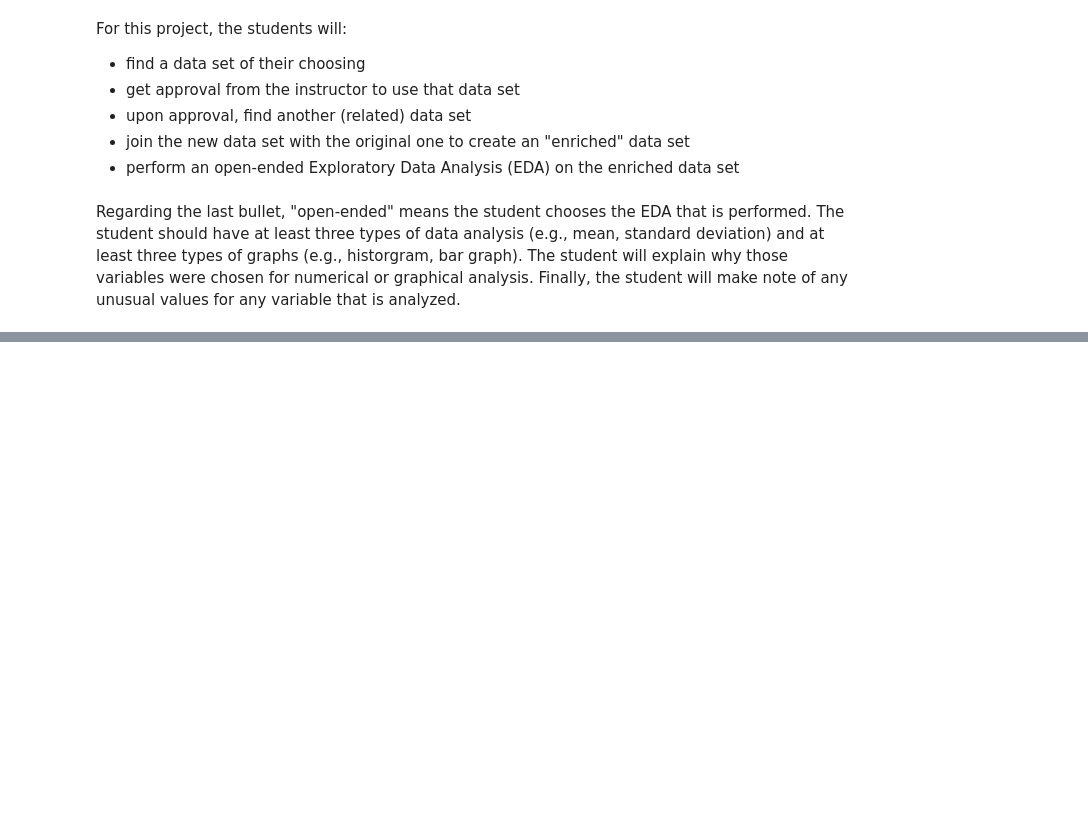
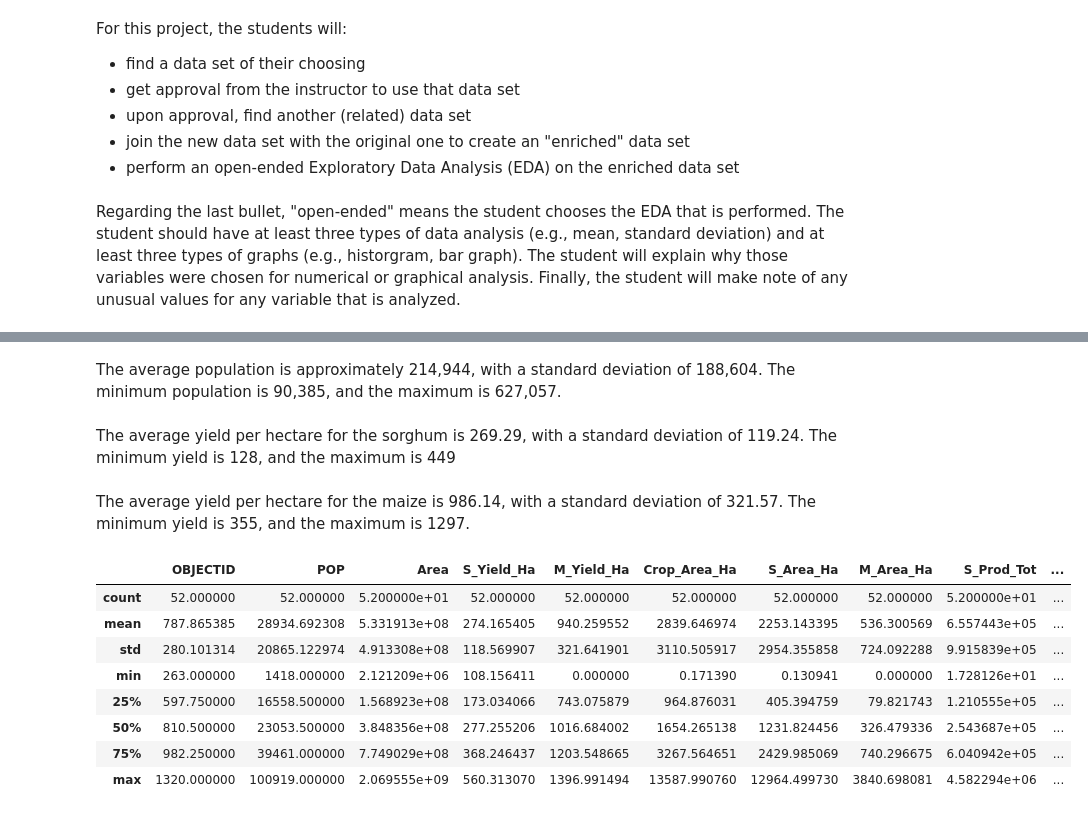
Before and after one commit to SMayienda/End-Project, a Jupyter notebook: KARAMOJA_PROJECT_.ipynb, the cells around one changed output, grey strips where cells are left out. Saved outputs shown, nothing was run; the diff lists cells and outputs as text; code cells hidden in the pictures; blank space fills up the shorter version.

```diff
--- a/KARAMOJA_PROJECT_.ipynb
+++ b/KARAMOJA_PROJECT_.ipynb
@@ -107,0 +128,18 @@ karamoja.duplicated().sum()
+# %% [markdown]
+The average population is approximately 214,944, with a standard deviation of 188,604. The minimum population is 90,385, and the maximum is 627,057.
+# %% [markdown]
+The average yield per hectare for the sorghum is 269.29, with a standard deviation of 119.24. The minimum yield is 128, and the maximum is 449
+# %% [markdown]
+The average yield per hectare for the maize is 986.14, with a standard deviation of 321.57. The minimum yield is 355, and the maximum is 1297.
+# %%
+karamoja_subcounty.describe()
+# %% [output]
+|  | OBJECTID | POP | Area | S_Yield_Ha | M_Yield_Ha | Crop_Area_Ha | S_Area_Ha | M_Area_Ha | S_Prod_Tot | ... |
+| count | 52.000000 | 52.000000 | 5.200000e+01 | 52.000000 | 52.000000 | 52.000000 | 52.000000 | 52.000000 | 5.200000e+01 | ... |
+| mean | 787.865385 | 28934.692308 | 5.331913e+08 | 274.165405 | 940.259552 | 2839.646974 | 2253.143395 | 536.300569 | 6.557443e+05 | ... |
+| std | 280.101314 | 20865.122974 | 4.913308e+08 | 118.569907 | 321.641901 | 3110.505917 | 2954.355858 | 724.092288 | 9.915839e+05 | ... |
+| min | 263.000000 | 1418.000000 | 2.121209e+06 | 108.156411 | 0.000000 | 0.171390 | 0.130941 | 0.000000 | 1.728126e+01 | ... |
+| 25% | 597.750000 | 16558.500000 | 1.568923e+08 | 173.034066 | 743.075879 | 964.876031 | 405.394759 | 79.821743 | 1.210555e+05 | ... |
+| 50% | 810.500000 | 23053.500000 | 3.848356e+08 | 277.255206 | 1016.684002 | 1654.265138 | 1231.824456 | 326.479336 | 2.543687e+05 | ... |
+| 75% | 982.250000 | 39461.000000 | 7.749029e+08 | 368.246437 | 1203.548665 | 3267.564651 | 2429.985069 | 740.296675 | 6.040942e+05 | ... |
+| max | 1320.000000 | 100919.000000 | 2.069555e+09 | 560.313070 | 1396.991494 | 13587.990760 | 12964.499730 | 3840.698081 | 4.582294e+06 | ... |
```
Also changed, not shown: parts of 39 cells of this notebook.
